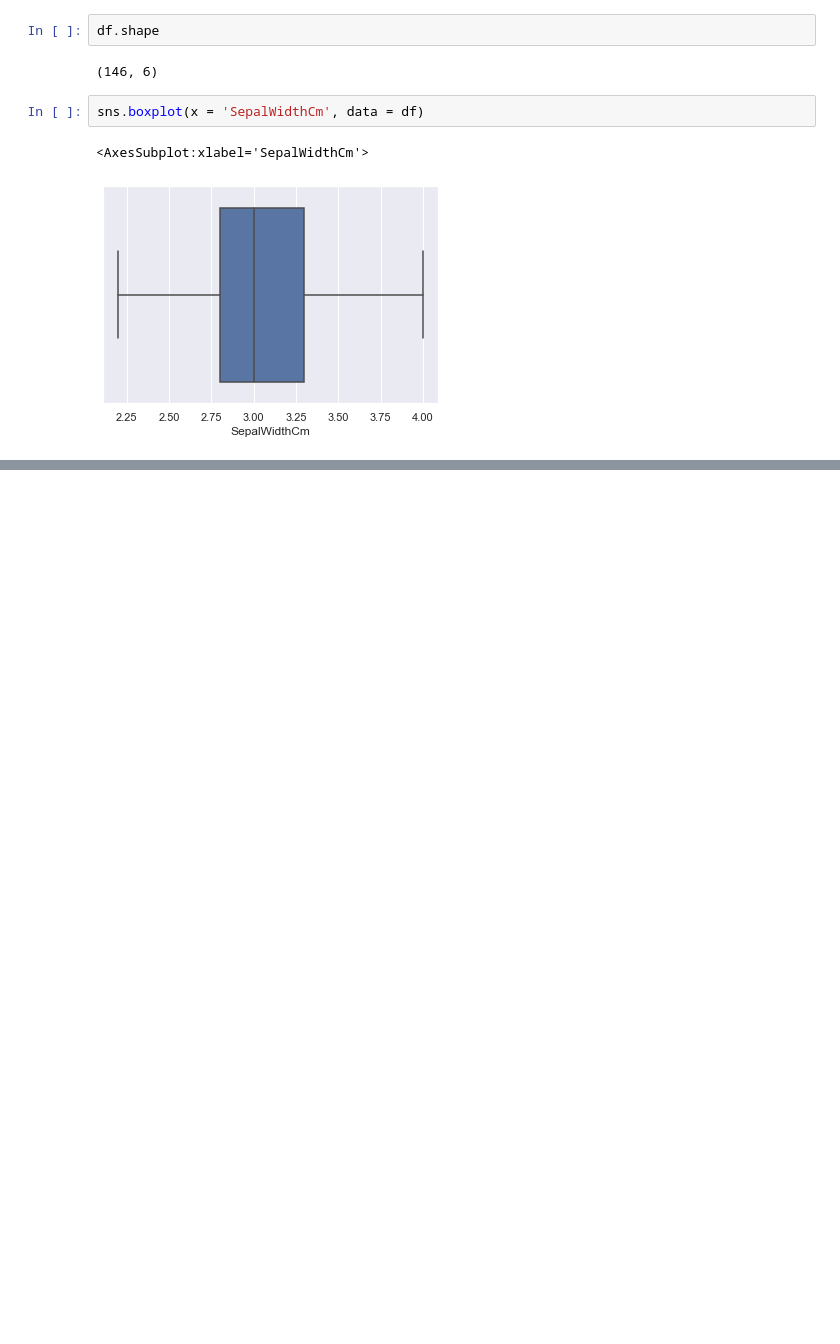
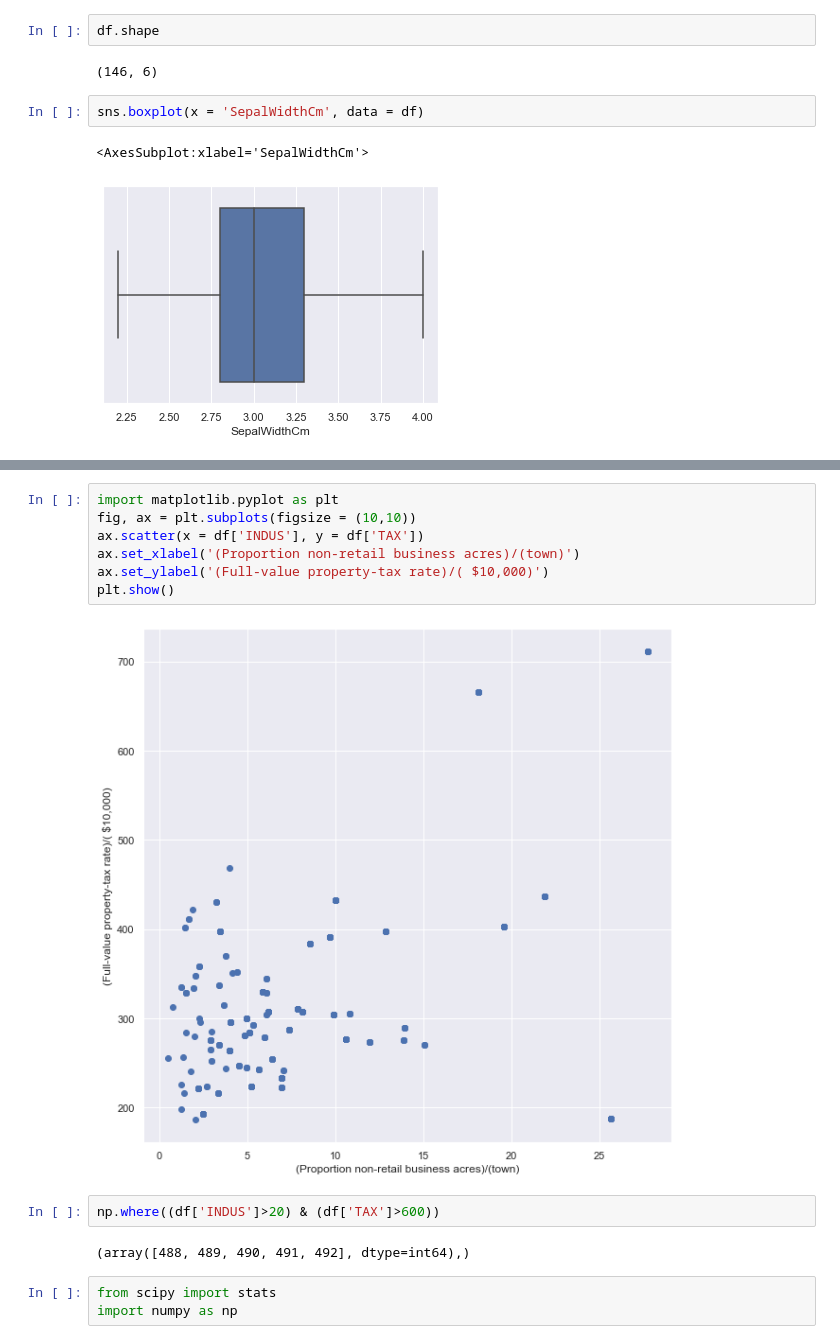
Before and after one commit to dinhtuanphan/Probability-and-Statistics, a Jupyter notebook: Pandas.ipynb, the cells around one changed output, grey strips where cells are left out. Cells and saved outputs as stored; diff of their text form; blank space fills up the shorter version.

```diff
--- a/Pandas.ipynb
+++ b/Pandas.ipynb
@@ -747,0 +804,16 @@ sns.boxplot(x = 'SepalWidthCm', data = df)
+# %%
+import matplotlib.pyplot as plt
+fig, ax = plt.subplots(figsize = (10,10))
+ax.scatter(x = df['INDUS'], y = df['TAX'])
+ax.set_xlabel('(Proportion non-retail business acres)/(town)')
+ax.set_ylabel('(Full-value property-tax rate)/( $10,000)')
+plt.show()
+# %% [output]
+[figure, added]
+# %%
+np.where((df['INDUS']>20) & (df['TAX']>600))
+# %% [output]
+(array([488, 489, 490, 491, 492], dtype=int64),)
+# %%
+from scipy import stats
+import numpy as np
```
Also changed, not shown: parts of 18 cells of this notebook.
